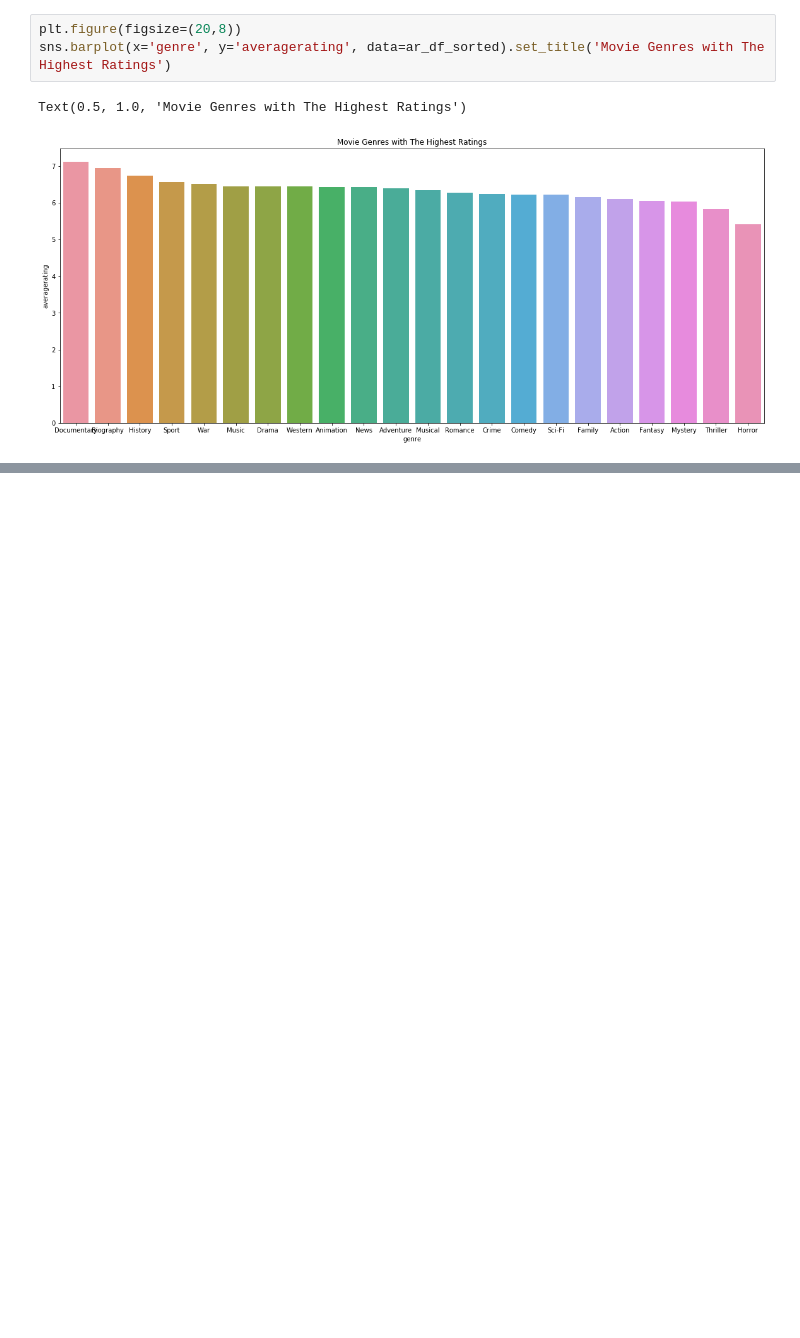
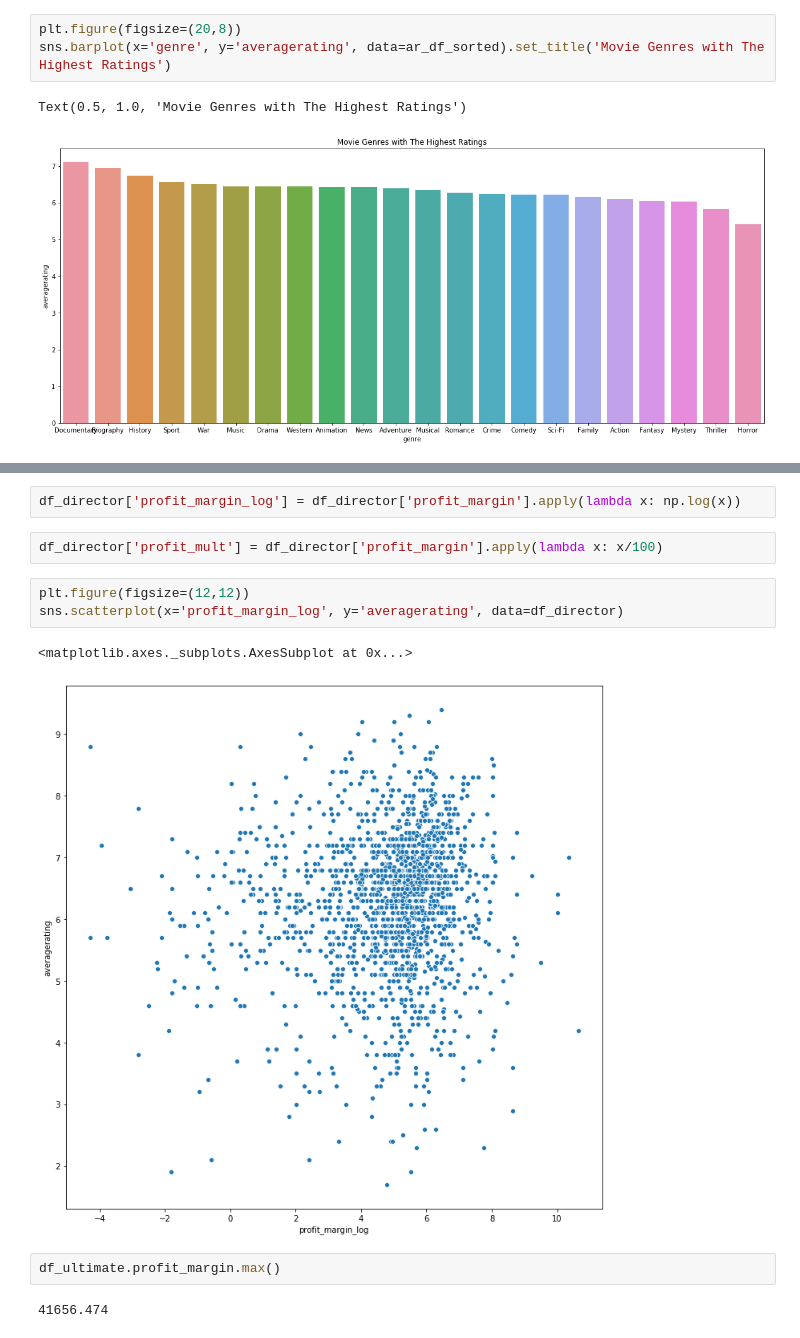
Before and after one commit to jfleury12/movie-collaboration, a Jupyter notebook: mod_1_project_EDA_fleury_2.ipynb, the cells around one changed output, grey strips where cells are left out. Drawn from its saved outputs; the diff is of its cells as text; blank space fills up the shorter version.

```diff
--- a/mod_1_project_EDA_fleury_2.ipynb
+++ b/mod_1_project_EDA_fleury_2.ipynb
@@ -736,0 +840,14 @@ Text(0.5, 1.0, 'Movie Genres with The Highest Ratings')
+# %%
+df_director['profit_margin_log'] = df_director['profit_margin'].apply(lambda x: np.log(x))
+# %%
+df_director['profit_mult'] = df_director['profit_margin'].apply(lambda x: x/100)
+# %%
+plt.figure(figsize=(12,12))
+sns.scatterplot(x='profit_margin_log', y='averagerating', data=df_director)
+# %% [output]
+<matplotlib.axes._subplots.AxesSubplot at 0x...>
+[figure, added]
+# %%
+df_ultimate.profit_margin.max()
+# %% [output]
+41656.474
```
Also changed, not shown: parts of 23 cells of this notebook.
